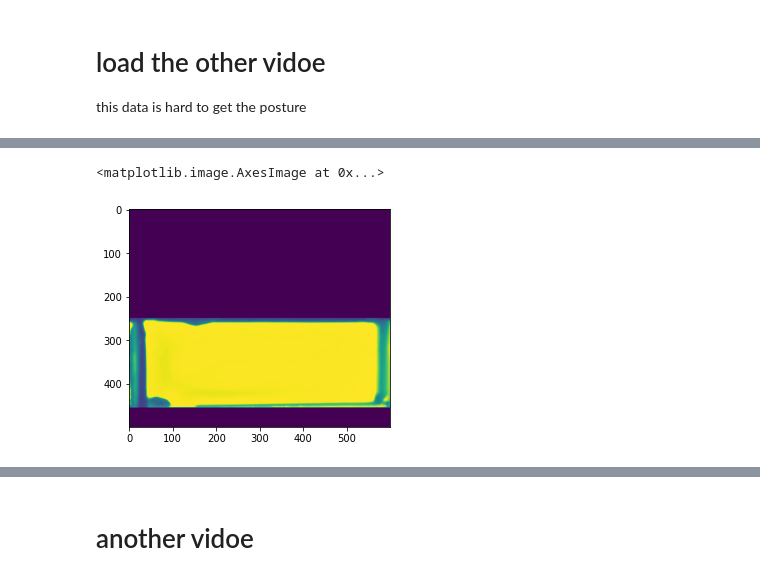
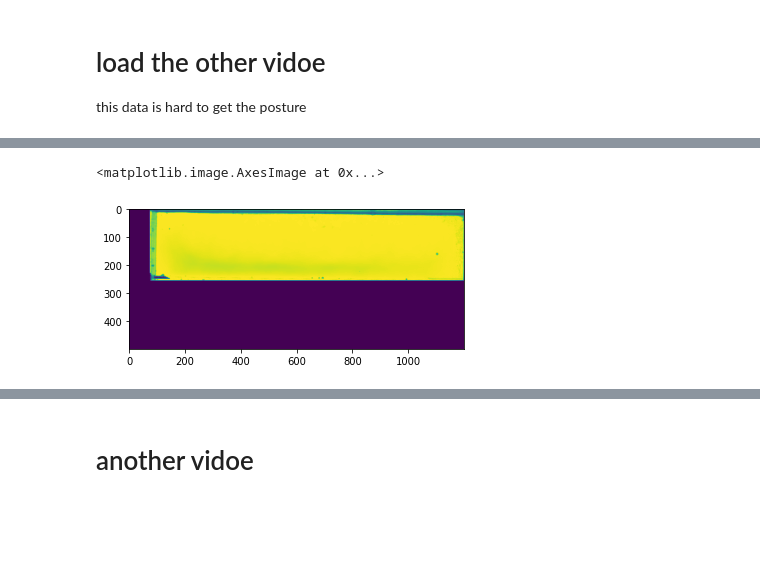
Before and after one commit to isis0517/ZippedFish, a Jupyter notebook: SIDEVIEW.ipynb, the cells around one changed output, grey strips where cells are left out. Cells and saved outputs as stored; diff of their text form; code cells hidden in the pictures; blank space fills up the shorter version.

```diff
--- a/SIDEVIEW.ipynb
+++ b/SIDEVIEW.ipynb
@@ -359,25 +416,28 @@ aq_mask = np.where(aq_mask, 255, 0).astype('uint8')
 # %%
+# sideviews = []
+# kernel = np.ones((3,3), np.uint8)
 
-stand = np.zeros((401, 401, 3), dtype=np.uint8)
-cv2.rectangle(stand, (50, 160), (350, 240), (1,1,1), -1)
-print(np.sum(stand*150))
+# for s in tqdm(range(data_len)):
+#     raw = np.load(os.path.join(imgspath, flist[s]))
+#     a = cv2.cvtColor(raw, cv2.COLOR_BAYER_BG2GRAY)
+#     diff = ((cv2.absdiff(a, side_back)>25)*255).astype('uint8')
+#     diff = cv2.bitwise_and(diff, diff, mask = aq_mask) #apply mask
+#     diff = cv2.erode(diff, kernel, iterations = 7)
+#     diff = cv2.dilate(diff, kernel, iterations = 10)
 
-sideviews = []
-kernel = np.ones((3,3), np.uint8)
-for s in tqdm(range(data_len)):
-    a = cv2.cvtColor(np.load(os.path.join(imgspath, flist[s])), cv2.COLOR_BAYER_BG2GRAY)
-    diff = ((cv2.absdiff(a, side_back)>30)*255).astype('uint8')
-    cv2.bitwise_and(diff, diff, mask = aq_mask) #apply mask
+#     a = cv2.cvtColor(raw, cv2.COLOR_BAYER_BG2RGB)
+#     side = cv2.bitwise_and(a, a, mask = diff)#apply mask
+#     img = cutting_img(side, get_pos(diff), size = 200)
 
-    diff = cv2.erode(diff, kernel, iterations = 3)
-    diff = cv2.dilate(diff, kernel, iterations = 5)
-    a = cv2.cvtColor(np.load(os.path.join(imgspath, flist[s])), cv2.COLOR_BAYER_BG2RGB)
-    side = cv2.bitwise_and(a, a, mask = diff)#apply mask
-    img = cutting_img(side, get_pos(diff), size = 200)
-    if h_ans[s] < 0:
-        img = img[:, ::-1, ...]
-    #print(np.sum(img*stand))
-    sideviews.append(img)
+#     bacis = []
+#     for num, stand in enumerate(stands):
+#         bacis.append(np.sum(np.logical_and(img ,stand)))
+#     bigarg = np.argmax(bacis)
+#     an = -rot_an[bigarg]
+#     M = cv2.getRotationMatrix2D((200, 200), an/(np.pi)*180, 1)
+#     img = cv2.warpAffine(img, M, (401,401))
+
+#     sideviews.append(img)
 
 
-#cv2.imwrite("test.png", diff)
+# #cv2.imwrite("test.png", diff)
@@ -505,7 +673,7 @@ array([ 1.        , -0.44419877, -0.04443116, -0.02876919, -0.00916233,
 
 this data is hard to get the posture
 # %%
-path2 = r"/home/isis0517/Documents/data/MFd/npy"
+path2 = r"/media/isis0517/QVO2/0419/FaMb1/npy"
 flist2 = os.listdir(path2)
 temlist = []
 for filename in flist2:
@@ -538,7 +706,7 @@ plt.imshow(new_background)
 # %%
 new_mask = np.full(new_background.shape, False)
-new_mask[250:455, :] = True
+new_mask[:255, 75:] = True
 plt.imshow(new_background*new_mask)
 # %% [output]
 <matplotlib.image.AxesImage at 0x...>
-[figure, old version]
+[figure, new version]
```
Also changed, not shown: parts of 47 cells of this notebook.
